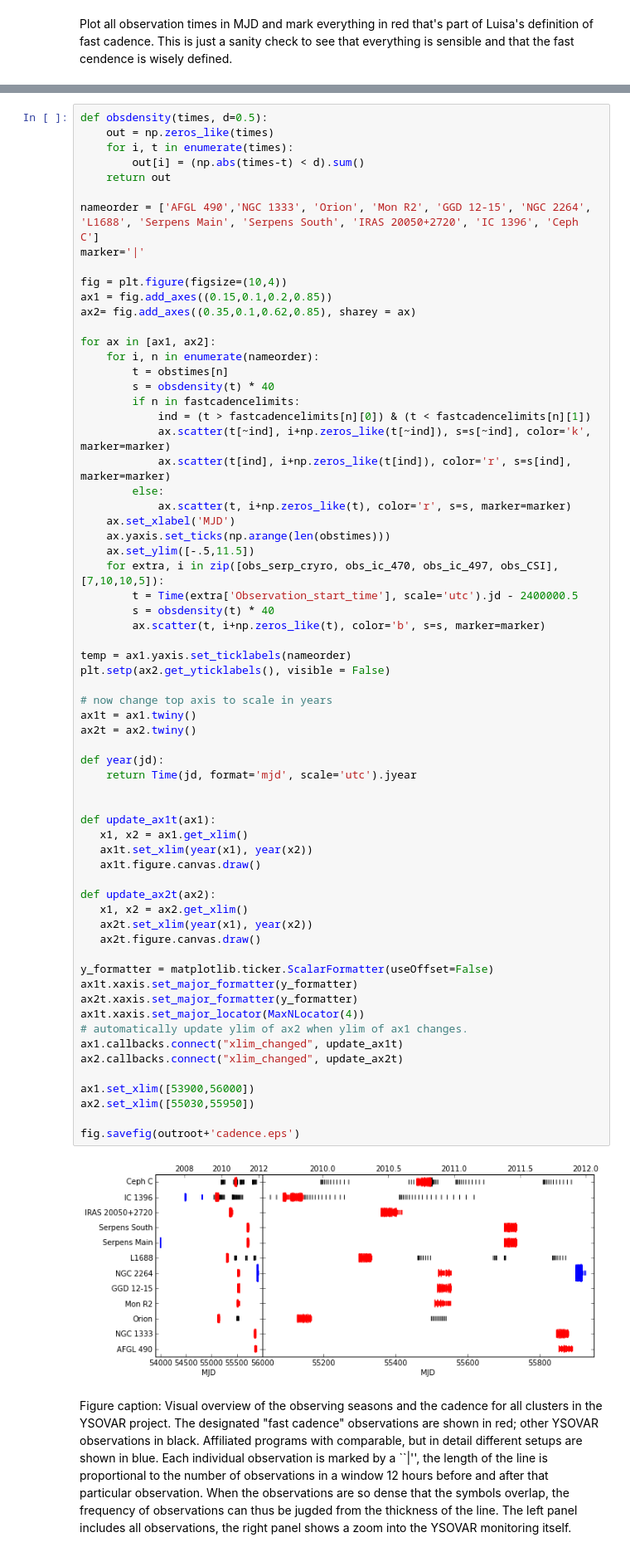
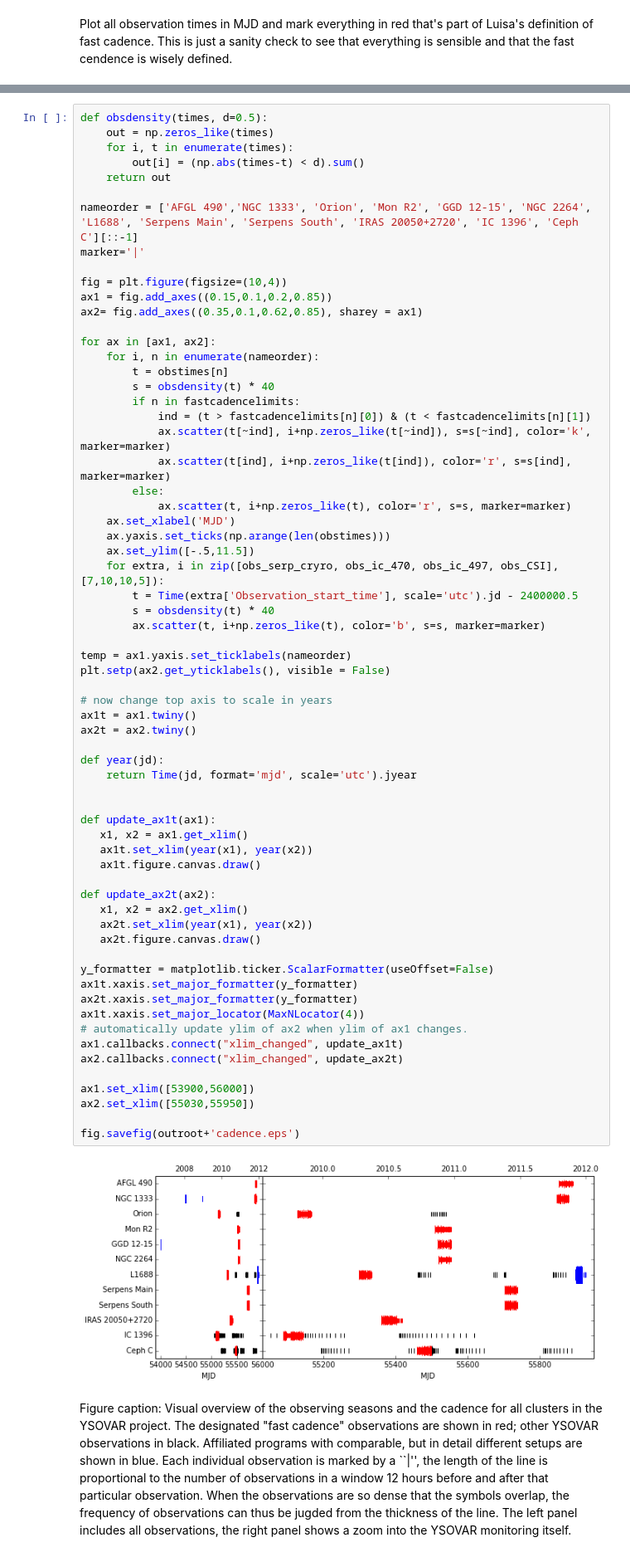
Before and after one commit to YSOVAR/Analysis, a Jupyter notebook: DetectionLimits.ipynb, the cells around one changed output, grey strips where cells are left out. Shown at 83% size. Cells and saved outputs as stored; diff of their text form.

Commit message:
Reverse oder of clusters in timing plots

```diff
--- a/DetectionLimits.ipynb
+++ b/DetectionLimits.ipynb
@@ -99,12 +96,12 @@ def obsdensity(times, d=0.5):
         out[i] = (np.abs(times-t) < d).sum()
     return out
 
-nameorder = ['AFGL 490','NGC 1333', 'Orion', 'Mon R2', 'GGD 12-15', 'NGC 2264', 'L1688', 'Serpens Main', 'Serpens South', 'IRAS 20050+2720', 'IC 1396', 'Ceph C']
+nameorder = ['AFGL 490','NGC 1333', 'Orion', 'Mon R2', 'GGD 12-15', 'NGC 2264', 'L1688', 'Serpens Main', 'Serpens South', 'IRAS 20050+2720', 'IC 1396', 'Ceph C'][::-1]
 marker='|'
 
 fig = plt.figure(figsize=(10,4))
 ax1 = fig.add_axes((0.15,0.1,0.2,0.85))
-ax2= fig.add_axes((0.35,0.1,0.62,0.85), sharey = ax)
+ax2= fig.add_axes((0.35,0.1,0.62,0.85), sharey = ax1)
 
 for ax in [ax1, ax2]:
     for i, n in enumerate(nameorder):
@@ -131,34 +128,34 @@ plt.setp(ax2.get_yticklabels(), visible = False)
 ax1t = ax1.twiny()
 ax2t = ax2.twiny()
 
 def year(jd):
     return Time(jd, format='mjd', scale='utc').jyear
 
 
 def update_ax1t(ax1):
    x1, x2 = ax1.get_xlim()
    ax1t.set_xlim(year(x1), year(x2))
    ax1t.figure.canvas.draw()
 
 def update_ax2t(ax2):
    x1, x2 = ax2.get_xlim()
    ax2t.set_xlim(year(x1), year(x2))
    ax2t.figure.canvas.draw()
 
 y_formatter = matplotlib.ticker.ScalarFormatter(useOffset=False)
 ax1t.xaxis.set_major_formatter(y_formatter)
 ax2t.xaxis.set_major_formatter(y_formatter)
 ax1t.xaxis.set_major_locator(MaxNLocator(4))
 # automatically update ylim of ax2 when ylim of ax1 changes.
 ax1.callbacks.connect("xlim_changed", update_ax1t)
 ax2.callbacks.connect("xlim_changed", update_ax2t)
 
 ax1.set_xlim([53900,56000])
 ax2.set_xlim([55030,55950])
 
 fig.savefig(outroot+'cadence.eps')
 # %% [output]
-[figure, old version]
+[figure, new version]
 # %% [markdown]
 Figure caption: Visual overview of the observing seasons and the cadence for all clusters in the YSOVAR project. The designated "fast cadence" observations are shown in red; other YSOVAR observations in black. Affiliated programs with comparable, but in detail different setups are shown in blue. Each individual observation is marked by a ``|'', the length of the line is proportional to the number of observations in a window 12 hours before and after that particular observation. When the observations are so dense that the symbols overlap, the frequency of observations can thus be jugded from the thickness of the line. The left panel includes all observations, the right panel shows a zoom into the YSOVAR monitoring itself.
 # %% [markdown]
```
Also changed, not shown: parts of 28 cells of this notebook.
